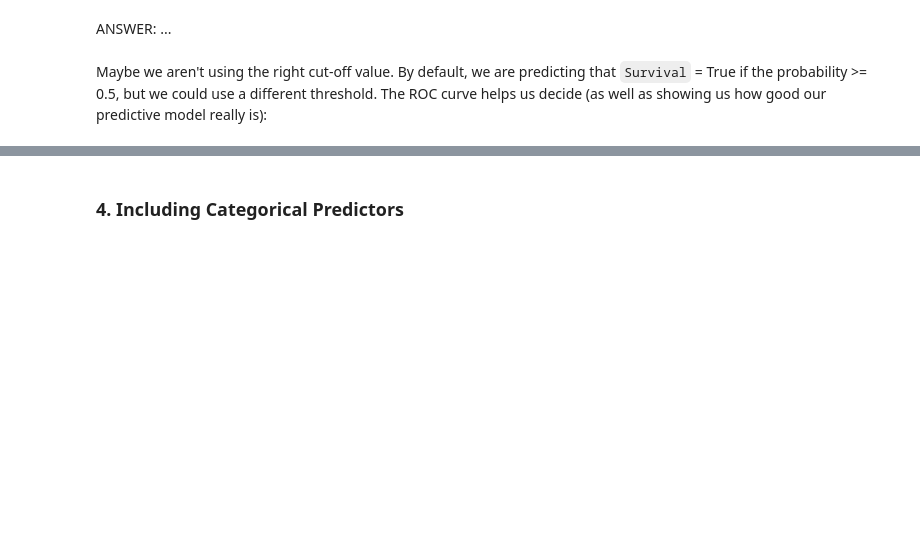
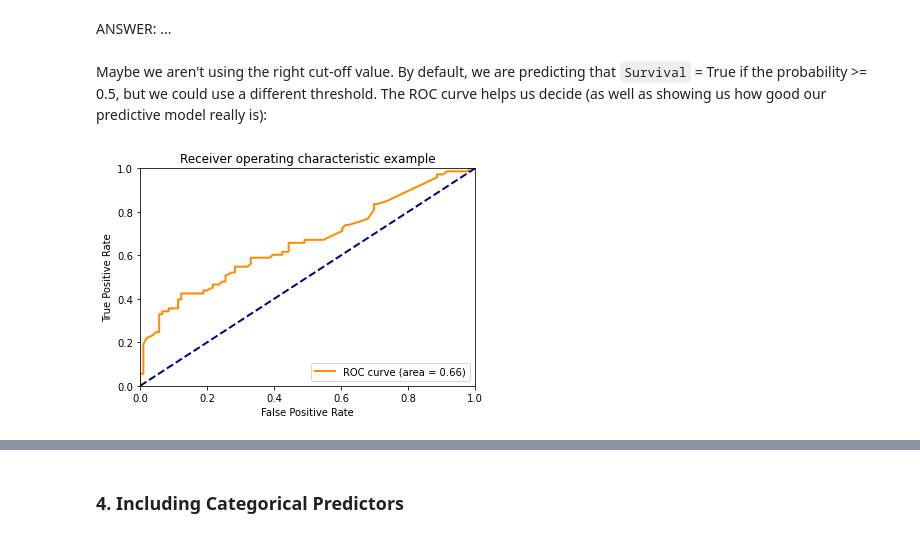
Before and after one commit to MirunaSuresh/Jun23cohortDataScienceAndAI, a Jupyter notebook: Sajeewa/IOD_Lab_5_1.ipynb, the cells around one changed output, grey strips where cells are left out. Cells and saved outputs as stored; diff of their text form; code cells hidden in the pictures; blank space fills up the shorter version.

```diff
--- a/Sajeewa/IOD_Lab_5_1.ipynb
+++ b/Sajeewa/IOD_Lab_5_1.ipynb
@@ -217,12 +219,17 @@ y = titanic['Survived']
 X_train, X_test, y_train, y_test = train_test_split(X, y, test_size=0.2, random_state=1)
 # %%
 # Build Model
-modelR = LogisticRegression()
+logreg = LogisticRegression()
 
 # Fit Model
-modelR.fit(X_train,y_train)
+logreg.fit(X_train, y_train)
 
 # Score
-print('Without Age:',model.score(X_train,y_train))
-print('With Age   :',modelR.score(X_train,y_train))
+
+# Score
+logreg_score = logreg.score(X_train, y_train)
+#model.score(X_train,y_train)
+print('accuracy = ',logreg_score)
+#print('Without Age:', model.score(X_train,y_train))
+#print('With Age   :', modelR.score(X_train,y_train))
 # %% [output]
@@ -256,23 +266,25 @@ ANSWER: ...
 Maybe we aren't using the right cut-off value. By default, we are predicting that `Survival` = True if the probability >= 0.5, but we could use a different threshold. The ROC curve helps us decide (as well as showing us how good our predictive model really is):
 # %%
 # Generate the prediction values for each of the test observations using predict_proba() function rather than just predict
-preds = logreg.predict_proba(X_test)[:,1]
+preds = modelR.predict_proba(X_test)[:,1]
 
 # Store the false positive rate(fpr), true positive rate (tpr) in vectors for use in the graph
 fpr, tpr, _ = metrics.roc_curve(y_test, preds)
 
 # Store the Area Under the Curve (AUC) so we can annotate our graph with theis metric
 roc_auc = metrics.auc(fpr, tpr)
 
 # Plot the ROC Curve
 plt.figure()
 lw = 2
 plt.plot(fpr, tpr, color='darkorange', lw = lw, label = 'ROC curve (area = %0.2f)' % roc_auc)
 plt.plot([0, 1], [0, 1], color = 'navy', lw = lw, linestyle = '--')
 plt.xlim([0.0, 1.0])
 plt.ylim([0.0, 1.0])
 plt.xlabel('False Positive Rate')
 plt.ylabel('True Positive Rate')
 plt.title('Receiver operating characteristic example')
 plt.legend(loc = "lower right")
 plt.show()
+# %% [output]
+[figure, added]
```
Also changed, not shown: parts of 22 cells of this notebook.
